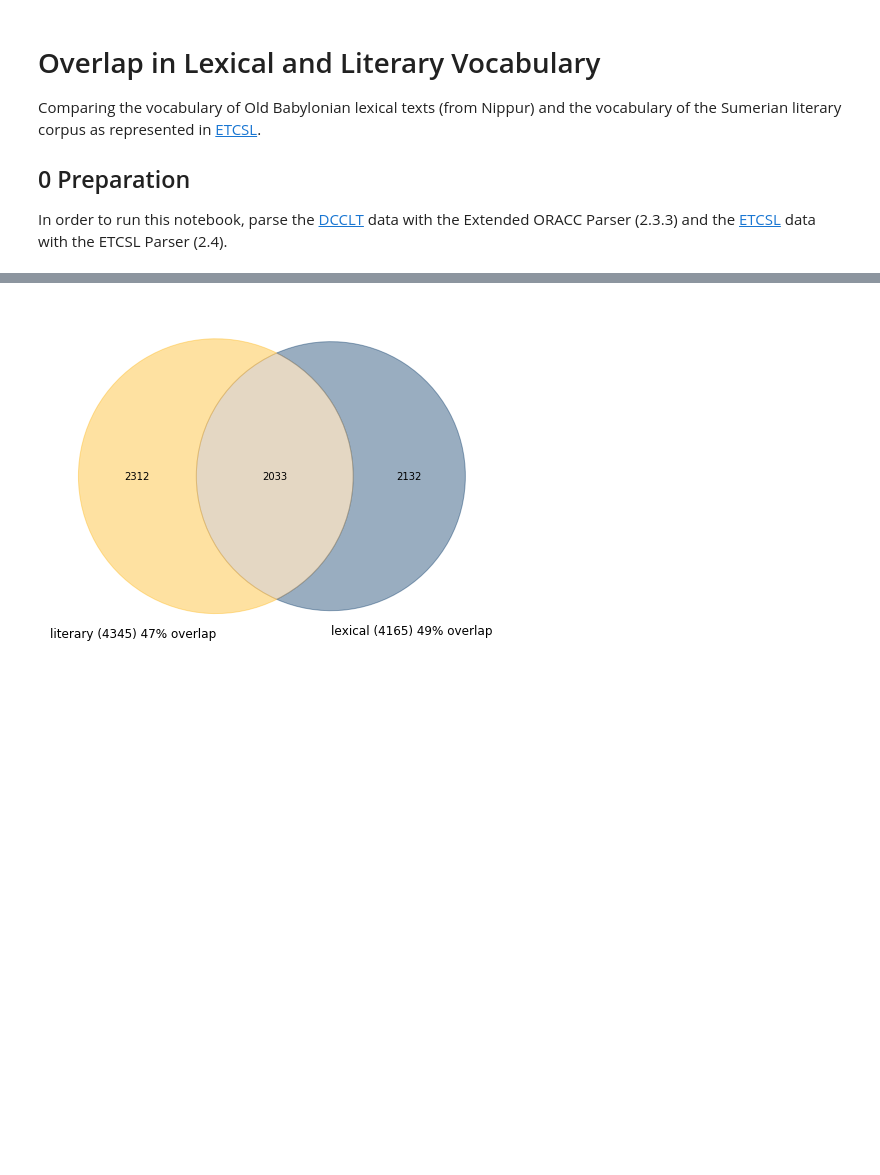
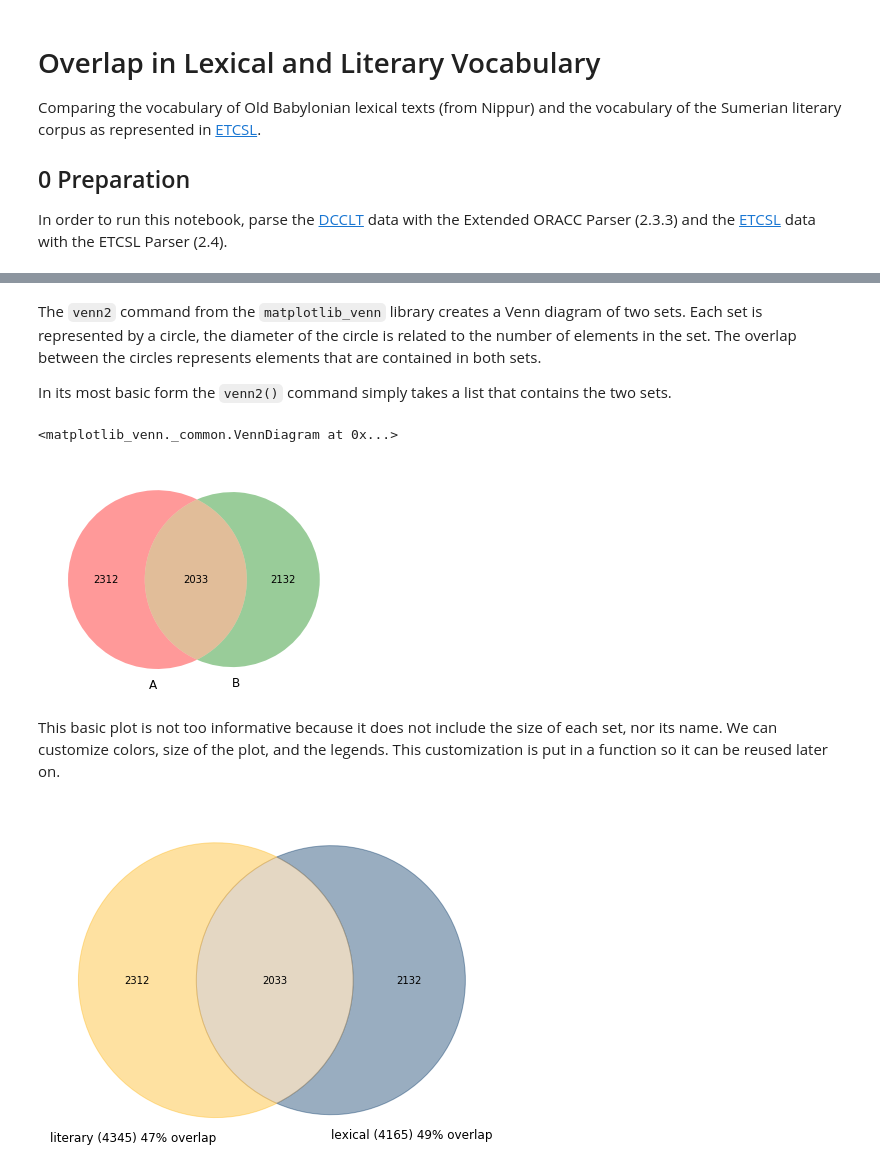
Before and after one commit to niekveldhuis/compass, a Jupyter notebook: 3_Vocabularies/Lit_Lex_Vocab.ipynb, the cells around one changed output, grey strips where cells are left out. Cells and saved outputs as stored; diff of their text form; code cells hidden in the pictures; blank space fills up the shorter version.

```diff
--- a/3_Vocabularies/Lit_Lex_Vocab.ipynb
+++ b/3_Vocabularies/Lit_Lex_Vocab.ipynb
@@ -70,8 +104,19 @@ Extract the vocabulary of ETCSL and the lexical texts, counting each lemma separ
 # %%
-etcsl_words_s = set(list(etcsl["lemma"]))
-lexical_words_s = set(list(lexical["lemma"]))
+etcsl_words_s = set(etcsl["lemma"])
+lexical_words_s = set(lexical["lemma"])
 etcsl_words_s = {lemma for lemma in etcsl_words_s if not '[na]na' in lemma}
 lexical_words_s = {lemma for lemma in lexical_words_s if not '[na]na' in lemma}
+# %% [markdown]
+The `venn2` command from the `matplotlib_venn` library creates a Venn diagram of two sets. Each set is represented by a circle, the diameter of the circle is related to the number of elements in the set. The overlap between the circles represents elements that are contained in both sets.
+
+In its most basic form the `venn2()` command simply takes a list that contains the two sets.
+# %%
+venn2([etcsl_words_s, lexical_words_s])
+# %% [output]
+<matplotlib_venn._common.VennDiagram at 0x...>
+[figure, added]
+# %% [markdown]
+This basic plot is not too informative because it does not include the size of each set, nor its name. We can customize colors, size of the plot, and the legends. This customization is put in a function so it can be reused later on.
 # %%
 def plot_venn(lit_vocab, lex_vocab):
     """The function takes two sets and draws a Venn diagram that shows the intersection between the two sets.
```
Also changed, not shown: parts of 22 cells of this notebook.
